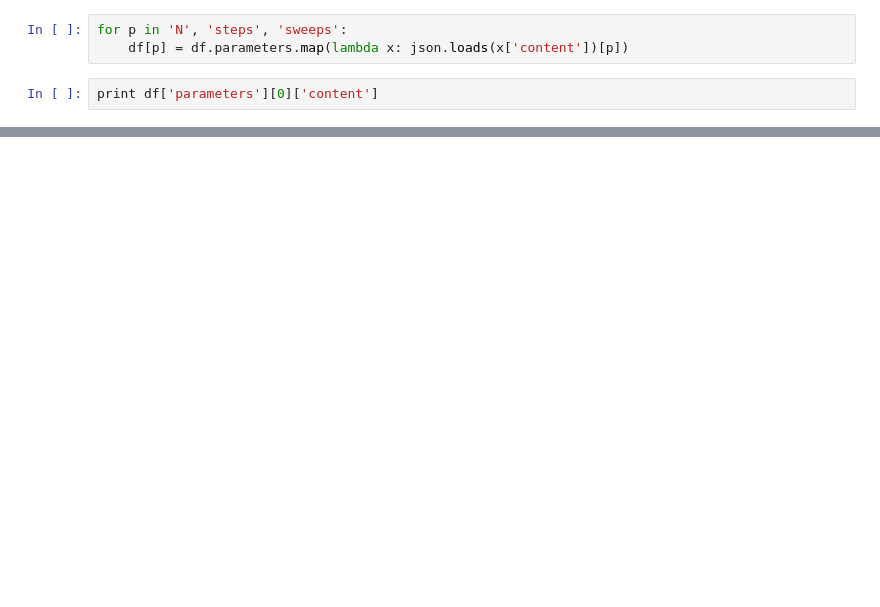
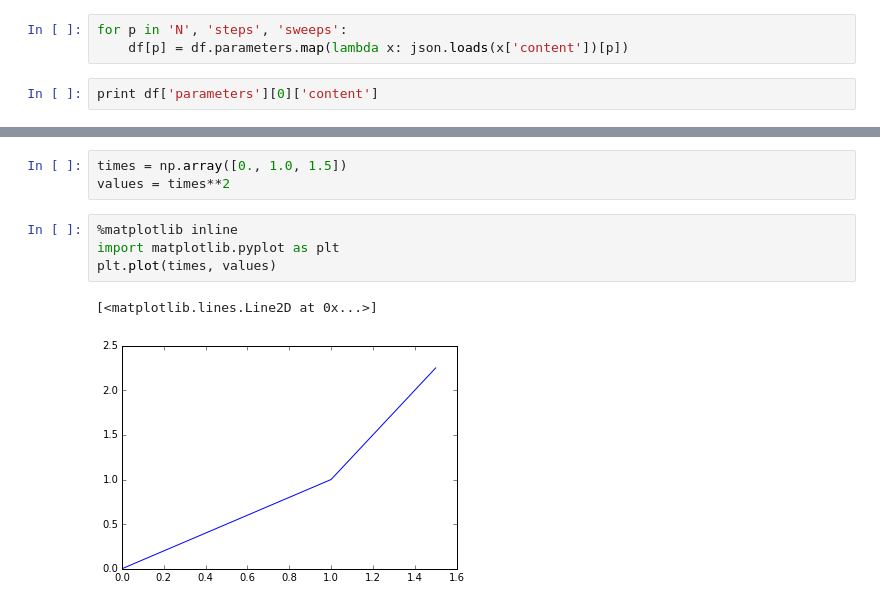
Before and after one commit to evgenjevich/surf-research, a Jupyter notebook: Andrey/DataExtract.ipynb, the cells around one changed output, grey strips where cells are left out. Saved outputs shown, nothing was run; the diff lists cells and outputs as text; blank space fills up the shorter version.

```diff
--- a/Andrey/DataExtract.ipynb
+++ b/Andrey/DataExtract.ipynb
@@ -79,0 +189,10 @@ df[columns]
+# %%
+times = np.array([0., 1.0, 1.5])
+values = times**2
+# %%
+%matplotlib inline
+import matplotlib.pyplot as plt
+plt.plot(times, values)
+# %% [output]
+[<matplotlib.lines.Line2D at 0x...>]
+[figure, added]
```
Also changed, not shown: parts of 20 cells of this notebook, 1 other file.
